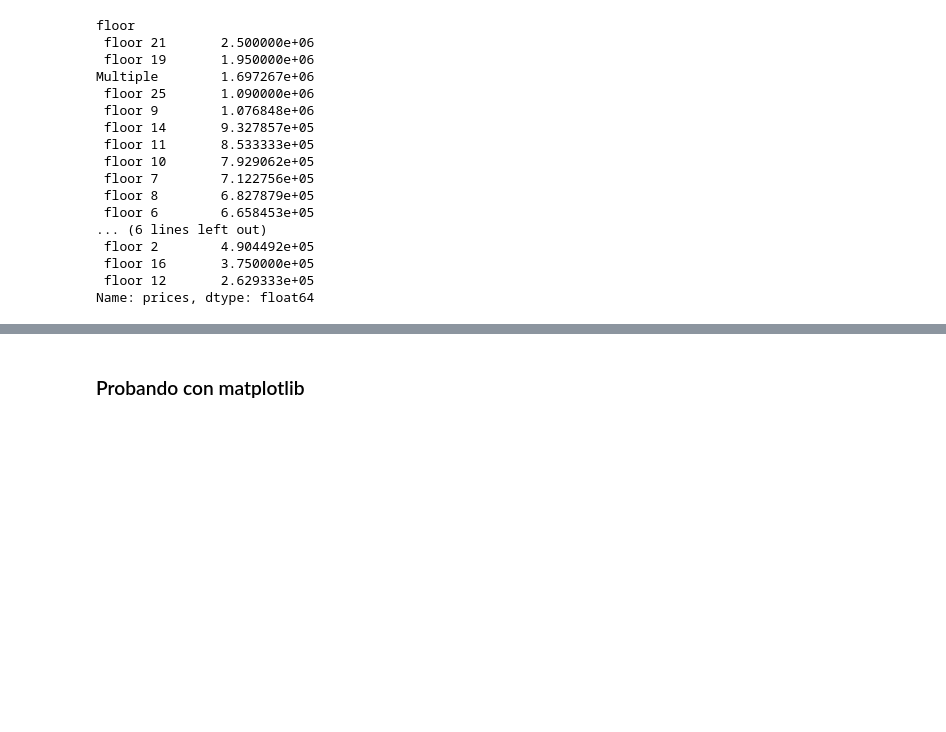
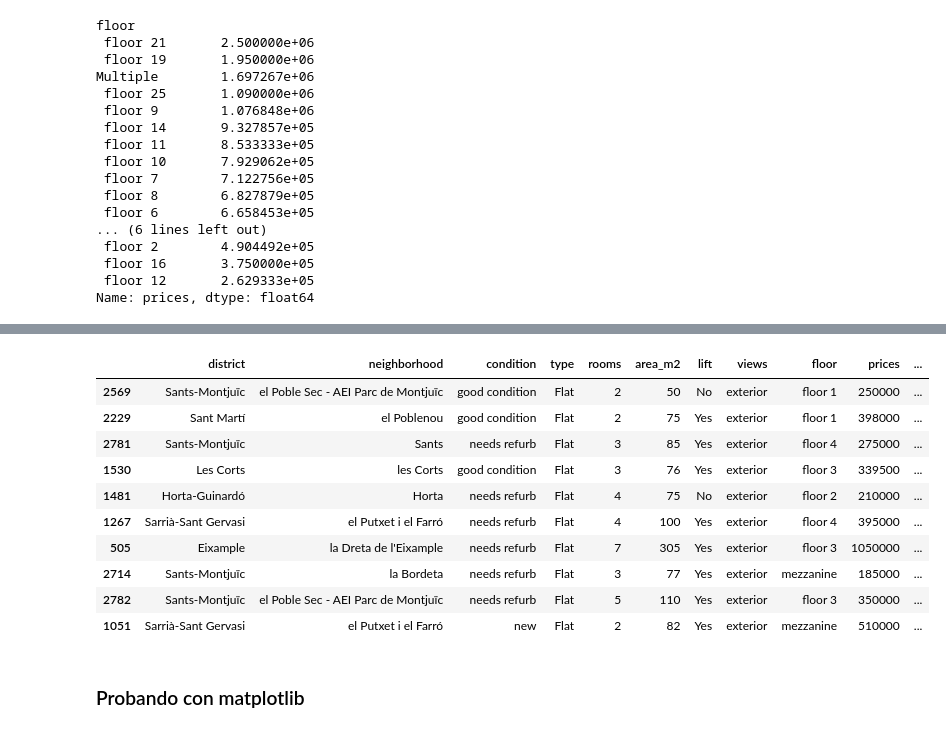
Before and after one commit to pauclaret/idealista_prices, a Jupyter notebook: test.ipynb, the cells around one changed output, grey strips where cells are left out. Cells and saved outputs as stored; diff of their text form; code cells hidden in the pictures; blank space fills up the shorter version.

```diff
--- a/test.ipynb
+++ b/test.ipynb
@@ -223,3 +223,11 @@ Multiple        1.697267e+06
  floor 16       3.750000e+05
  floor 12       2.629333e+05
 Name: prices, dtype: float64
+# %%
+# Crear columna con el precio por metro cuadrado:
+
+df["price_m2"] = df["prices"] / df["area_m2"]
+
+df["price_m2"] = df["price_m2"].astype('int')
+
+df.head()
@@ -226,3 +241,45 @@ Name: prices, dtype: float64
+# %%
+# Crear columna con coordenadas (no la ejecuto ya que tarda mucho en procesar):
+
+from geopy.geocoders import Nominatim
+
+def sacar_coordenadas(distrito):
+    geoloca = Nominatim(user_agent= "pau")
+    localizacion = geoloca.geocode(distrito)
+
+    return localizacion.latitude, localizacion.longitude
+
+df["coordenadas distrito"] = df["district"].apply(sacar_coordenadas)
+
+df.head()
+# %%
+# Ampliar la columna de coordenadas y crear dos nuevas: lat y long (no la ejecuto ya que tarda mucho en procesar):
+
+df[["lat", "long"]] = df.apply(lambda d: sacar_coordenadas(d["district"]), axis = 1, result_type = "expand")
+
+df.head()
+# %%
+# Hacer un merge a partir de un diccionari que contiene el número total de crímenes de cada distrito en 2019:
+
+crimen_distritos = {"Ciutat Vella": 50436, "Eixample": 59552, "Sants-Montjuïc": 25658, "Les Corts": 8627, "Sarrià-Sant Gervasi": 11118, "Gràcia": 9722, "Horta-Guinardó": 9996, "Nou Barris": 9226, "Sant Andreu": 12017, "Sant Martí": 27481}
+
+df_crimen_distritos = pd.DataFrame(crimen_distritos.items(), columns=['district', 'num_crimenes_2019_distrito'])
+
+df_mergeado = df.merge(df_crimen_distritos, on='district')
+
+df_mergeado.sample(10)
+# %% [output]
+|  | district | neighborhood | condition | type | rooms | area_m2 | lift | views | floor | prices | ... |
+| 2569 | Sants-Montjuïc | el Poble Sec - AEI Parc de Montjuïc | good condition | Flat | 2 | 50 | No | exterior | floor 1 | 250000 | ... |
+| 2229 | Sant Martí | el Poblenou | good condition | Flat | 2 | 75 | Yes | exterior | floor 1 | 398000 | ... |
+| 2781 | Sants-Montjuïc | Sants | needs refurb | Flat | 3 | 85 | Yes | exterior | floor 4 | 275000 | ... |
+| 1530 | Les Corts | les Corts | good condition | Flat | 3 | 76 | Yes | exterior | floor 3 | 339500 | ... |
+| 1481 | Horta-Guinardó | Horta | needs refurb | Flat | 4 | 75 | No | exterior | floor 2 | 210000 | ... |
+| 1267 | Sarrià-Sant Gervasi | el Putxet i el Farró | needs refurb | Flat | 4 | 100 | Yes | exterior | floor 4 | 395000 | ... |
+| 505 | Eixample | la Dreta de l'Eixample | needs refurb | Flat | 7 | 305 | Yes | exterior | floor 3 | 1050000 | ... |
+| 2714 | Sants-Montjuïc | la Bordeta | needs refurb | Flat | 3 | 77 | Yes | exterior | mezzanine | 185000 | ... |
+| 2782 | Sants-Montjuïc | el Poble Sec - AEI Parc de Montjuïc | needs refurb | Flat | 5 | 110 | Yes | exterior | floor 3 | 350000 | ... |
+| 1051 | Sarrià-Sant Gervasi | el Putxet i el Farró | new | Flat | 2 | 82 | Yes | exterior | mezzanine | 510000 | ... |
 # %% [markdown]
 ### Probando con matplotlib
 # %%
```
Also changed, not shown: parts of 3 cells of this notebook.
